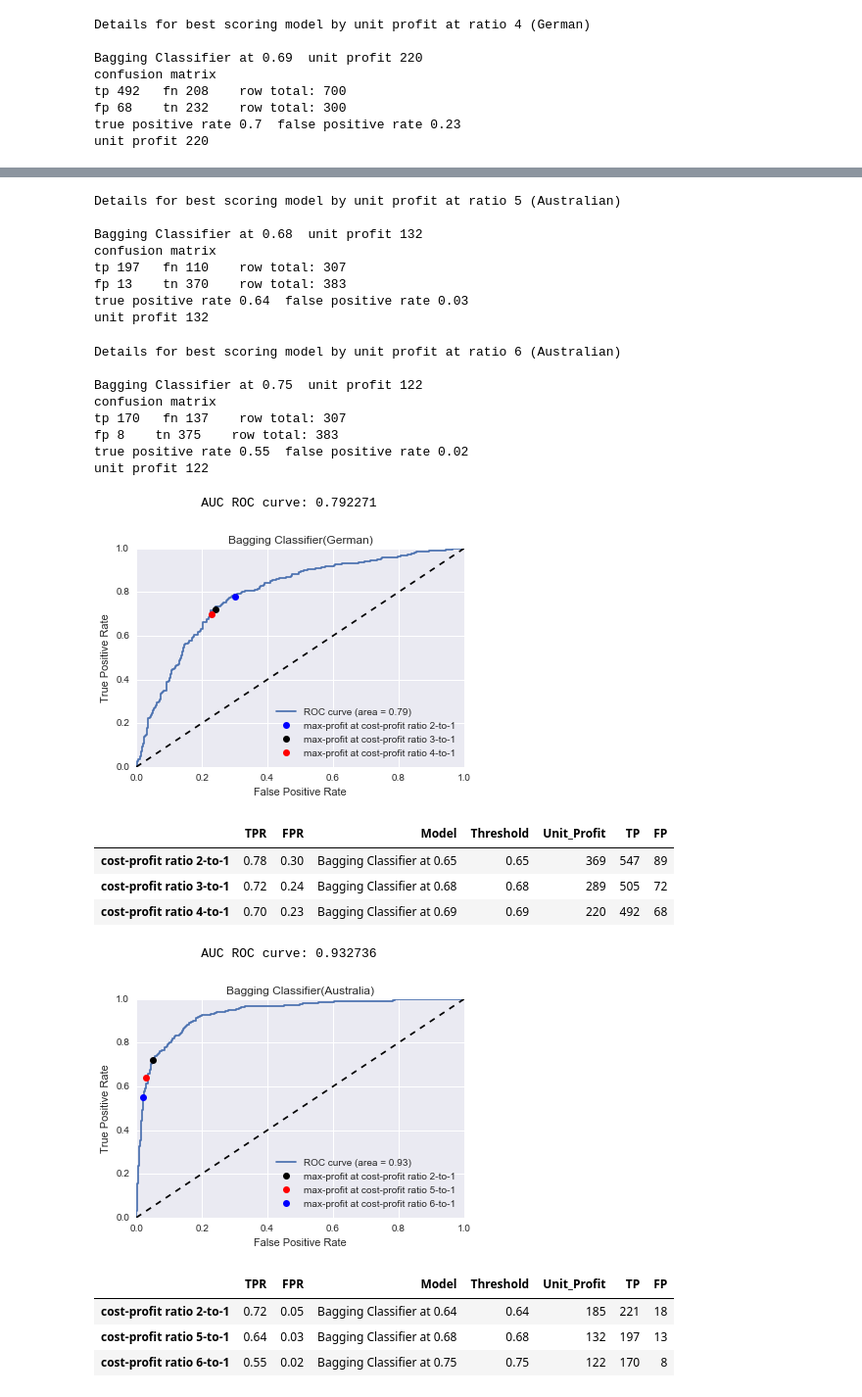
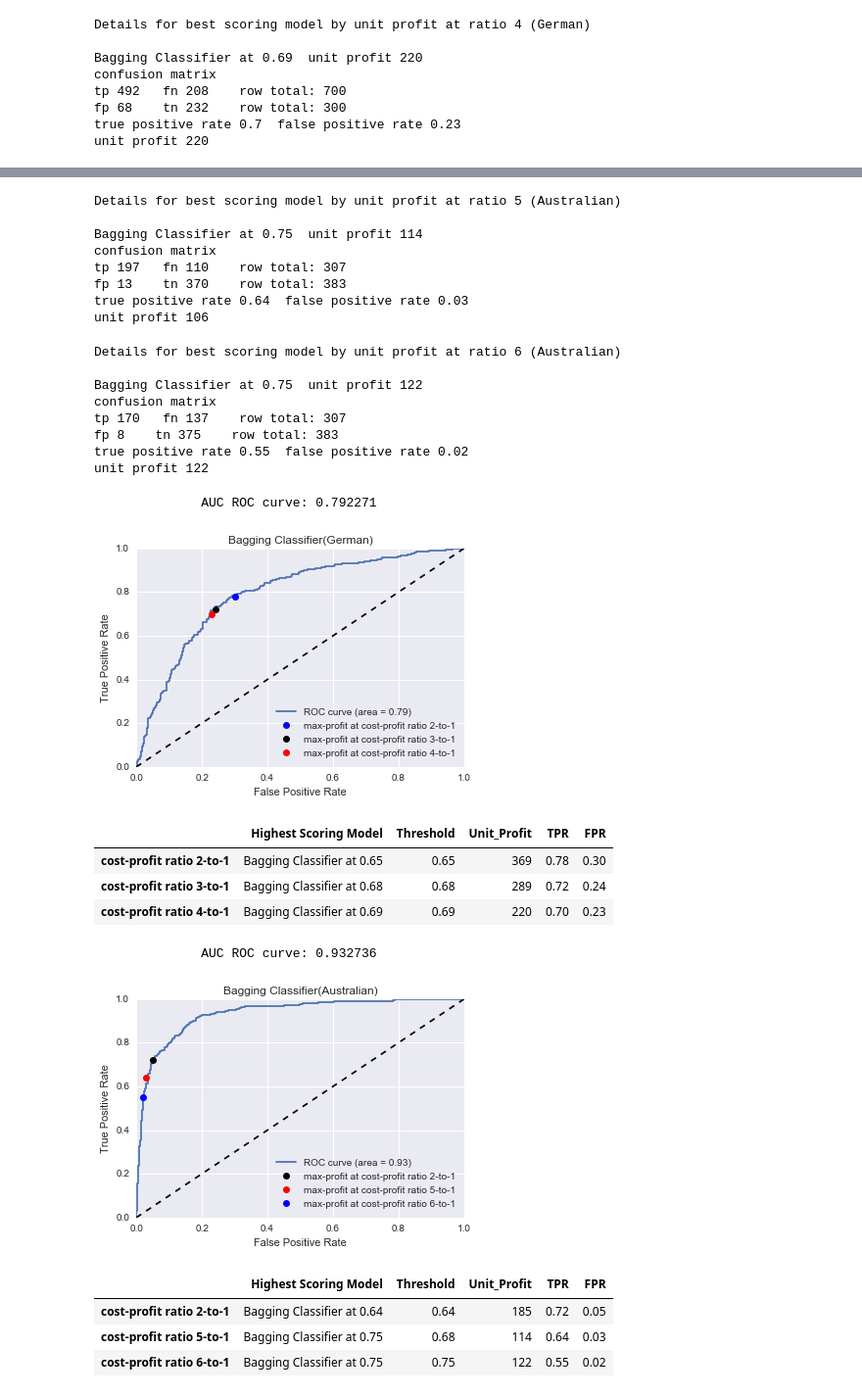
Before and after one commit to HAMZA310/datascience, a Jupyter notebook: Predicting_Credit_Risk/Predicting_Credit_Risk.ipynb, the cells around one changed output, grey strips where cells are left out. Shown at 98% size. Saved outputs shown, nothing was run; the diff lists cells and outputs as text; code cells hidden in the pictures.

```diff
--- a/Predicting_Credit_Risk/Predicting_Credit_Risk.ipynb
+++ b/Predicting_Credit_Risk/Predicting_Credit_Risk.ipynb
@@ -1951,7 +1905,7 @@ Models based on German dataset
 # %% [markdown]
 VIII(a). Metrics & Unit Profits at 50% Thresholds (cont'd)
 # %%
-probs2 = [lgr_probs2, knn_probs2, nb_probs2, dt_probs2, bag_probs2, et_probs2, rf_probs2,\
+probs2 = [knn_probs2, lgr_probs2, nb_probs2, dt_probs2, bag_probs2, et_probs2, rf_probs2,\
           gb_probs2]
 acc_at_50 = []
 f1_at_50 = []
@@ -2023,7 +1977,7 @@ Models based on Australian dataset
 ##### VIII(b). Unit Profits Across Thresholds
 # %%
 profits = []
-thresholds = [0.50, 0.55, 0.60, 0.65, 0.70]
+thresholds = [0.50, 0.55, 0.60, 0.65, 0.70, 0.75]
 ratio = 2
 
 for i in probs:
@@ -2031,8 +1985,8 @@ for i in probs:
         profit = threshold_results(threshold, i, y1, ratio)
         profits.append(profit)
 
-thresh50profits, thresh55profits, thresh60profits, thresh65profits, thresh70profits \
-= [], [], [], [], []
+thresh50profits, thresh55profits, thresh60profits, thresh65profits, thresh70profits, \
+thresh75profits = [], [], [], [], [], []
 counter = 0
 for j in range(len(probs)):
     if counter != 0: counter += 1
@@ -2045,12 +1999,14 @@ for j in range(len(probs)):
     thresh65profits.append(profits[counter])
     counter += 1
     thresh70profits.append(profits[counter])
+    counter += 1
+    thresh75profits.append(profits[counter])
 
 thrsh = pd.DataFrame(zip(thresh50profits, thresh55profits, thresh60profits,
-                         thresh65profits, thresh70profits),
+                         thresh65profits, thresh70profits, thresh75profits),
                      index=model_names,
                      columns=['Thresh_50', 'Thresh_55', 'Thresh_60','Thresh_65',
-                              'Thresh_70'])
+                              'Thresh_70', 'Thresh_75'])
 
 print '\n\nUnit Profits across Thresholds - German'
 thrsh
@@ -2069,7 +2025,7 @@ Unit Profits across Thresholds - German
 VIII(b). Unit Profits Across Thresholds (cont'd)
 # %%
 profits = []
-thresholds = [0.50, 0.55, 0.60, 0.65, 0.70]
+thresholds = [0.50, 0.55, 0.60, 0.65, 0.70, 0.75]
 ratio = 2
 
 for i in probs2:
@@ -2077,8 +2033,9 @@ for i in probs2:
         profit = threshold_results(threshold, i, y2, ratio)
         profits.append(profit)
 
-thresh50profits, thresh55profits, thresh60profits, thresh65profits, thresh70profits \
-= [], [], [], [], []
+thresh50profits, thresh55profits, thresh60profits, thresh65profits, thresh70profits, \
+thresh75profits = [], [], [], [], [], []
+
 counter = 0
 for j in range(len(probs)):
     if counter != 0: counter += 1
@@ -2091,12 +2048,14 @@ for j in range(len(probs)):
     thresh65profits.append(profits[counter])
     counter += 1
     thresh70profits.append(profits[counter])
+    counter += 1
+    thresh75profits.append(profits[counter])
 
 thrsh = pd.DataFrame(zip(thresh50profits, thresh55profits, thresh60profits,
-                         thresh65profits, thresh70profits),
+                         thresh65profits, thresh70profits, thresh75profits),
                      index=model_names,
                      columns=['Thresh_50', 'Thresh_55', 'Thresh_60','Thresh_65',
-                              'Thresh_70'])
+                              'Thresh_70', 'Thresh_75'])
 
 print '\n\nUnit Profits across Thresholds - Australian'
 thrsh
@@ -2393,7 +2344,7 @@ unit profit 220
 # %%
 modls = []
 profits = []
-ratio = 5
+ratio = 7
 
 for i in range(len(model_names)):
     j = 0.60   #  set threshold start range
@@ -2422,17 +2373,15 @@ tprs2.append(tpr)
 fprs2.append(fpr)
 mdls2.append(modls[s_indx[0]])
 prfs2.append(profits[s_indx[0]])
-tps2.append(tp)
-fps2.append(fp)
 # %% [output]
 Details for best scoring model by unit profit at ratio 5 (Australian)
 
-Bagging Classifier at 0.68  unit profit 132
+Bagging Classifier at 0.75  unit profit 114
 confusion matrix
 tp 197   fn 110    row total: 307
 fp 13    tn 370    row total: 383
 true positive rate 0.64  false positive rate 0.03
-unit profit 132
+unit profit 106
 # %%
 modls = []
 profits = []
@@ -2497,43 +2444,45 @@ pylab.legend(loc="lower right")
 pylab.show()
 
 indx = ['cost-profit ratio 2-to-1', 'cost-profit ratio 3-to-1', 'cost-profit ratio 4-to-1']
-df1 = pd.DataFrame(zip(tprs, fprs, mdls, thrs, prfs, tps, fps), index=indx,
-                   columns=['TPR', 'FPR', 'Model', 'Threshold', 'Unit_Profit', 'TP', 'FP'])
+df1 = pd.DataFrame(zip(mdls, thrs, prfs, tprs, fprs), index=indx,
+                   columns=['Highest Scoring Model', 'Threshold', 'Unit_Profit', 'TPR',
+                            'FPR'])
 df1
 # %% [output]
               AUC ROC curve: 0.792271
 [figure]
-|  | TPR | FPR | Model | Threshold | Unit_Profit | TP | FP |
-| cost-profit ratio 2-to-1 | 0.78 | 0.30 | Bagging Classifier at 0.65 | 0.65 | 369 | 547 | 89 |
-| cost-profit ratio 3-to-1 | 0.72 | 0.24 | Bagging Classifier at 0.68 | 0.68 | 289 | 505 | 72 |
-| cost-profit ratio 4-to-1 | 0.70 | 0.23 | Bagging Classifier at 0.69 | 0.69 | 220 | 492 | 68 |
+|  | Highest Scoring Model | Threshold | Unit_Profit | TPR | FPR |
+| cost-profit ratio 2-to-1 | Bagging Classifier at 0.65 | 0.65 | 369 | 0.78 | 0.30 |
+| cost-profit ratio 3-to-1 | Bagging Classifier at 0.68 | 0.68 | 289 | 0.72 | 0.24 |
+| cost-profit ratio 4-to-1 | Bagging Classifier at 0.69 | 0.69 | 220 | 0.70 | 0.23 |
 # %%
 #generate ROC curve
 fpr, tpr, thresholds = roc_curve(y2, bag_probs2)
 roc_auc = auc(fpr, tpr)
 print '\n              AUC ROC curve: %f' % roc_auc
 pylab.clf()
 pylab.plot(fpr, tpr, label='ROC curve (area = %0.2f)' % roc_auc)
 pylab.plot(fprs2[0], tprs2[0], 'ko', label='max-profit at cost-profit ratio 2-to-1')
 pylab.plot(fprs2[1], tprs2[1], 'ro', label='max-profit at cost-profit ratio 5-to-1')
 pylab.plot(fprs2[2], tprs2[2], 'bo', label='max-profit at cost-profit ratio 6-to-1')
 pylab.plot([0, 1], [0, 1], 'k--')
 pylab.xlim([0.0, 1.0])
 pylab.ylim([0.0, 1.0])
 pylab.xlabel('False Positive Rate')
 pylab.ylabel('True Positive Rate')
 pylab.title('Bagging Classifier(Australian)')
 pylab.legend(loc="lower right")
 pylab.show()
 
 indx = ['cost-profit ratio 2-to-1', 'cost-profit ratio 5-to-1', 'cost-profit ratio 6-to-1']
-df2 = pd.DataFrame(zip(tprs2, fprs2, mdls2, thrs2, prfs2, tps2, fps2), index=indx,
-                   columns=['TPR', 'FPR', 'Model', 'Threshold', 'Unit_Profit', 'TP', 'FP'])
+df2 = pd.DataFrame(zip(mdls2, thrs2, prfs2, tprs2, fprs2), index=indx,
+                   columns=['Highest Scoring Model', 'Threshold', 'Unit_Profit', 'TPR',
+                            'FPR'])
 df2
 # %% [output]
               AUC ROC curve: 0.932736
-[figure, old version]
+[figure, new version]
-|  | TPR | FPR | Model | Threshold | Unit_Profit | TP | FP |
-| cost-profit ratio 2-to-1 | 0.72 | 0.05 | Bagging Classifier at 0.64 | 0.64 | 185 | 221 | 18 |
-| cost-profit ratio 5-to-1 | 0.64 | 0.03 | Bagging Classifier at 0.68 | 0.68 | 132 | 197 | 13 |
-| cost-profit ratio 6-to-1 | 0.55 | 0.02 | Bagging Classifier at 0.75 | 0.75 | 122 | 170 | 8 |
+|  | Highest Scoring Model | Threshold | Unit_Profit | TPR | FPR |
+| cost-profit ratio 2-to-1 | Bagging Classifier at 0.64 | 0.64 | 185 | 0.72 | 0.05 |
+| cost-profit ratio 5-to-1 | Bagging Classifier at 0.75 | 0.68 | 114 | 0.64 | 0.03 |
+| cost-profit ratio 6-to-1 | Bagging Classifier at 0.75 | 0.75 | 122 | 0.55 | 0.02 |
```
Also changed, not shown: parts of 48 cells of this notebook, 1 other file.
